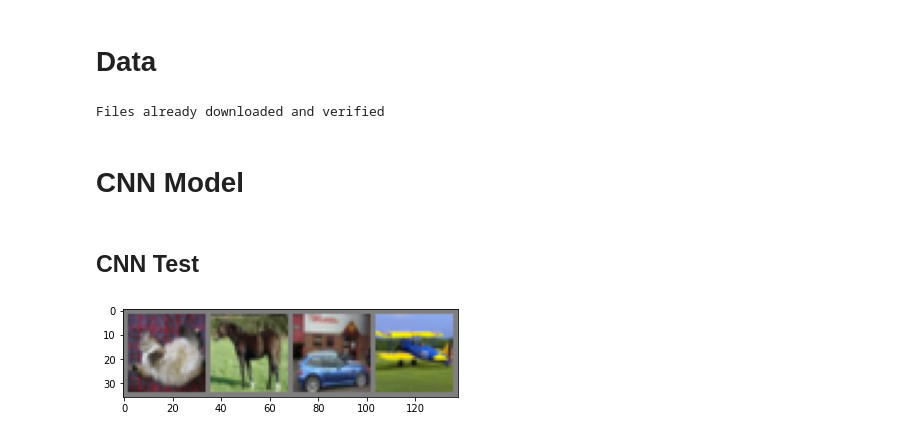
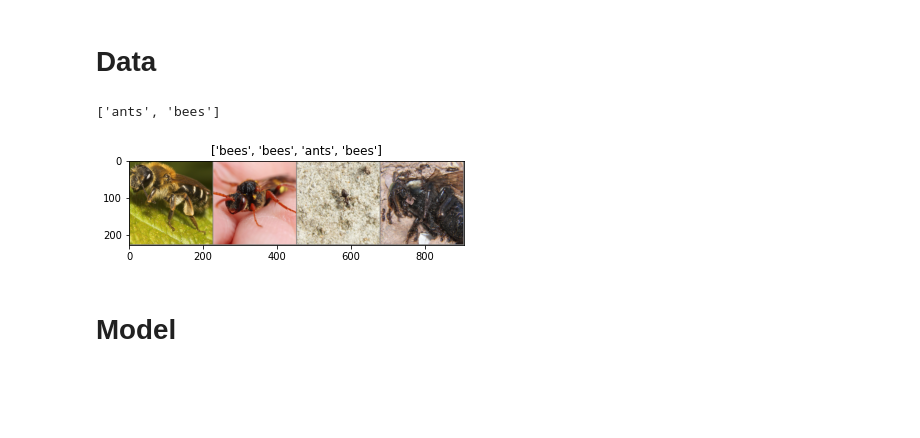
Before and after one commit to chris-hoertnagl/pytorch-practice, a Jupyter notebook: Transfer_Learning.ipynb, the cells around one changed output. Cells and saved outputs as stored; diff of their text form; code cells hidden in the pictures; blank space fills up the shorter version.

```diff
--- a/Transfer_Learning.ipynb
+++ b/Transfer_Learning.ipynb
@@ -26,9 +19,0 @@ transform = transforms.Compose([transforms.ToTensor(),
-# %%
-# CIFAR 10
-train_dataset = torchvision.datasets.CIFAR10(root='./data', train=True, transform=transform, download=True)
-test_dataset = torchvision.datasets.CIFAR10(root='./data', train=False, transform=transform)
-
-train_loader = torch.utils.data.DataLoader(dataset=train_dataset, batch_size=batch_size, shuffle=True)
-test_loader = torch.utils.data.DataLoader(dataset=test_dataset, batch_size=batch_size, shuffle=False)
-# %% [output]
-Files already downloaded and verified
@@ -37,4 +20,50 @@ classes = ('plane', 'car', 'brid', 'cat', 'deer', 'dog', 'frog', 'horse', 'ship'
+# %%
+data_transforms = {
+    'train': transforms.Compose([
+        transforms.RandomResizedCrop(224),
+        transforms.RandomHorizontalFlip(),
+        transforms.ToTensor(),
+        transforms.Normalize(mean, std)
+    ]),
+    'val': transforms.Compose([
+        transforms.Resize(256),
+        transforms.CenterCrop(224),
+        transforms.ToTensor(),
+        transforms.Normalize(mean, std)
+    ]),
+}
+# %%
+data_dir = './data/hymenoptera_data/'
+image_datasets = {x: datasets.ImageFolder(os.path.join(data_dir, x), data_transforms[x]) for x in ['train', 'val']}
+dataloaders = {x: torch.utils.data.DataLoader(image_datasets[x], batch_size=4,
+                                             shuffle=True, num_workers=0)
+              for x in ['train', 'val']}
+dataset_sizes = {x: len(image_datasets[x]) for x in ['train', 'val']}
+class_names = image_datasets['train'].classes
+
+device = torch.device('cuda' if torch.cuda.is_available() else 'cpu')
+print(class_names)
+
+
+def imshow(inp, title):
+    """Imshow for Tensor."""
+    inp = inp.numpy().transpose((1, 2, 0))
+    inp = std * inp + mean
+    inp = np.clip(inp, 0, 1)
+    plt.imshow(inp)
+    plt.title(title)
+    plt.show()
+
+
+# Get a batch of training data
+inputs, classes = next(iter(dataloaders['train']))
+
+# Make a grid from batch
+out = torchvision.utils.make_grid(inputs)
+
+imshow(out, title=[class_names[x] for x in classes])
+# %% [output]
+['ants', 'bees']
+[figure, added]
 # %% [markdown]
-# CNN Model
+# Model
-# %% [markdown]
-## CNN Test
@@ -47,6 +69,0 @@ def imshow(img):
-# %%
-dataiter = iter(train_loader)
-images, labels = dataiter.next()
-imshow(torchvision.utils.make_grid(images))
-# %% [output]
-[figure, removed]
```
Also changed, not shown: parts of 14 cells of this notebook.
